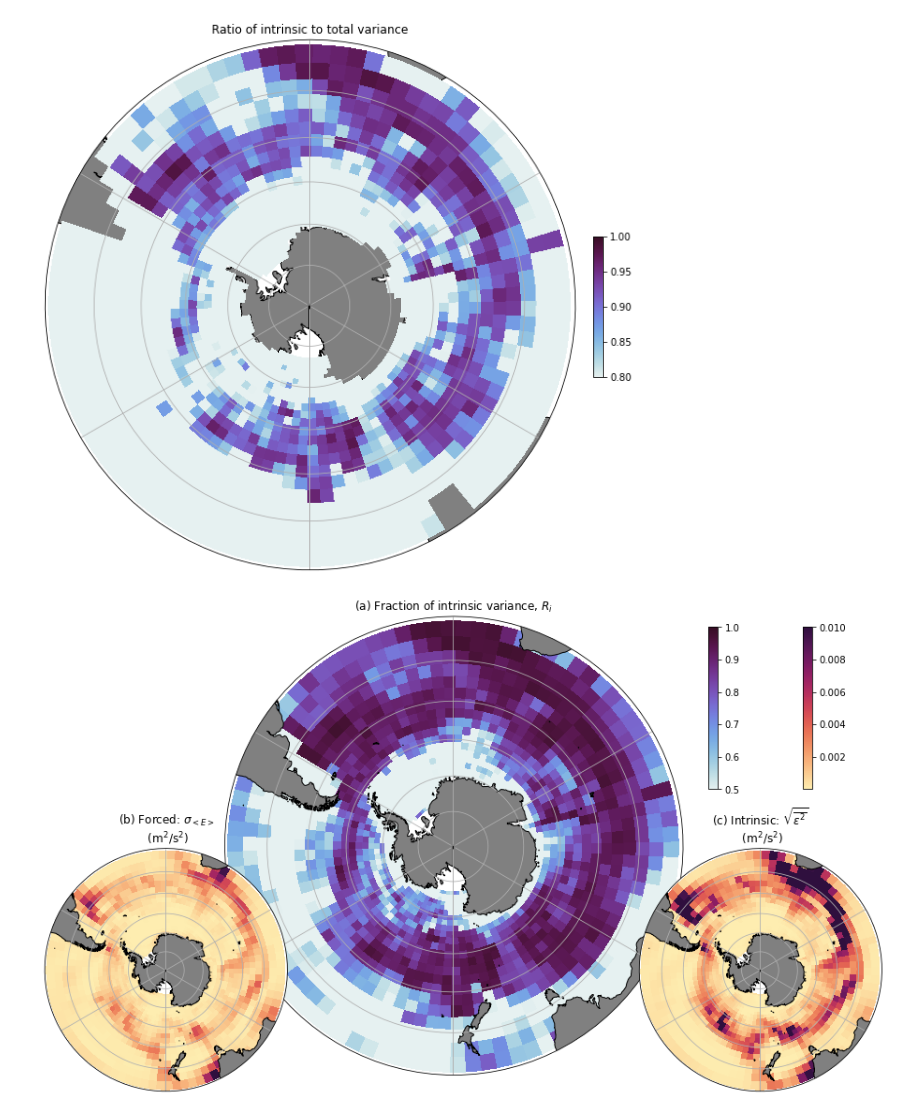
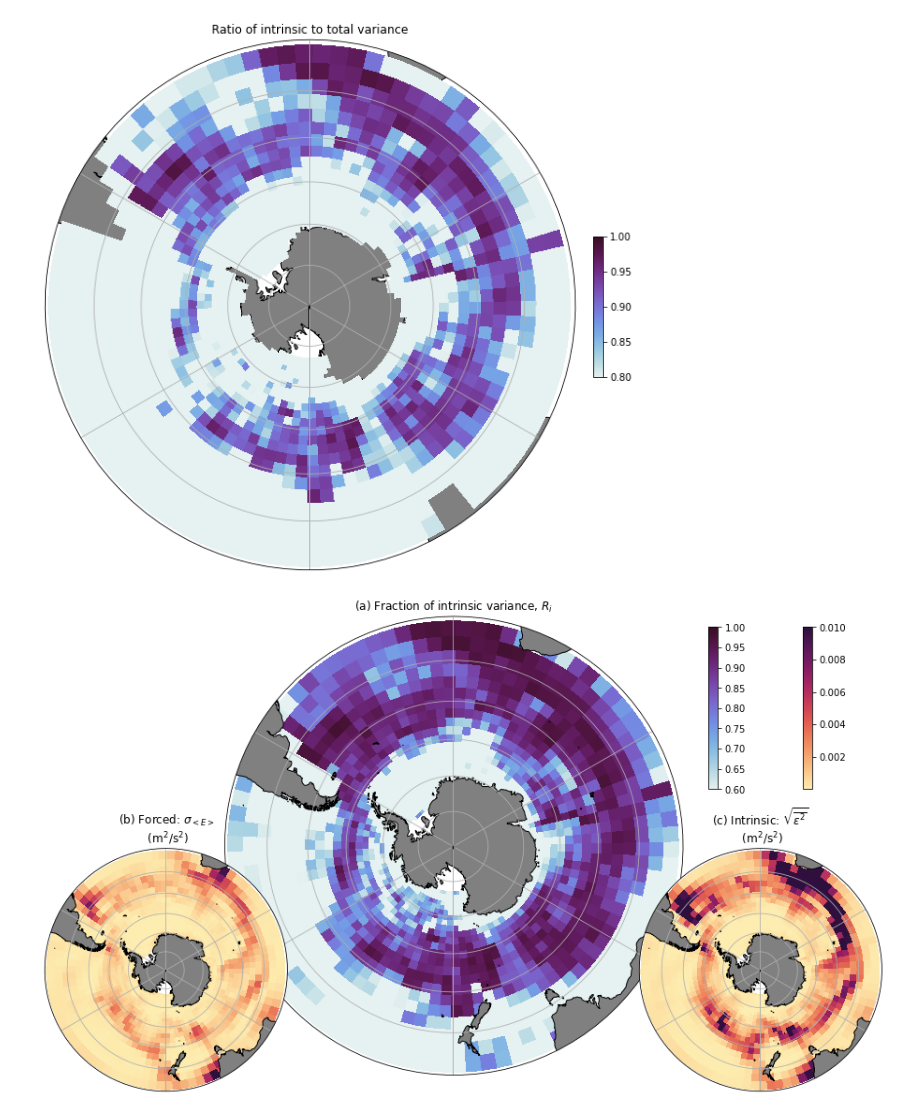
Before and after one commit to AndyHoggANU/OCCIPUT-analysis, a Jupyter notebook: notebooks/Figure7.ipynb, the cells around one changed output. Saved outputs shown, nothing was run; the diff lists cells and outputs as text; code cells hidden in the pictures.

```diff
--- a/notebooks/Figure7.ipynb
+++ b/notebooks/Figure7.ipynb
@@ -246,7 +246,7 @@ circle = mpath.Path(verts * radius + center)
 ax.set_boundary(circle, transform=ax.transAxes)
 
 ax.gridlines()
-p1=Ri.plot(ax=ax,cmap=cm.cm.dense,vmin=0.5,vmax=1.0,add_colorbar=False,transform=ccrs.PlateCarree())
+p1=Ri.plot(ax=ax,cmap=cm.cm.dense,vmin=0.6,vmax=1.0,add_colorbar=False,transform=ccrs.PlateCarree())
 ax.add_feature(land_50m)
 plt.title('(a) Fraction of intrinsic variance, $R_i$')
 
@@ -269,31 +269,31 @@ ax2.set_boundary(circle, transform=ax2.transAxes)
 ax2.gridlines()
 
 p2=sigma.plot(ax=ax2,cmap=cm.cm.matter,vmax=0.01,add_colorbar=False,transform=ccrs.PlateCarree())
 ax2.add_feature(land_50m)
 plt.title('(b) Forced: $\sigma_{<E>}$\n (m$^2$/s$^2$)')
 
 ax3 = plt.axes([0.65, 0.02, 0.35, 0.45],projection=ccrs.SouthPolarStereo())
 ax3.set_extent([-287, 73, -80, -30], crs=ccrs.PlateCarree())
 
 # Compute a circle in axes coordinates, which we can use as a boundary
 # for the map. We can pan/zoom as much as we like - the boundary will be
 # permanently circular.
 theta = np.linspace(0, 2*np.pi, 100)
 center, radius = [0.5, 0.5], 0.5
 verts = np.vstack([np.sin(theta), np.cos(theta)]).T
 circle = mpath.Path(verts * radius + center)
 ax3.set_boundary(circle, transform=ax3.transAxes)
 
 ax3.gridlines()
 p3=epsilon.plot(ax=ax3,cmap=cm.cm.matter,vmax=0.01,add_colorbar=False,transform=ccrs.PlateCarree())
 ax3.add_feature(land_50m)
 plt.title('(c) Intrinsic: $\sqrt{\overline{\epsilon^2}}$\n (m$^2$/s$^2$)')
 
 
 ax_c = plt.axes([0.87,0.58,0.01,0.3])
 plt.colorbar(p3,cax=ax_c,orientation='vertical')
 
 plt.savefig('/g/data/x77/amh157/OCCIPUT-analysis/paper/figures/Figure7.png',dpi=200)
 #plt.savefig('figures/ForcedRatio.png')
 # %% [output]
-[figure, old version]
+[figure, new version]
```
